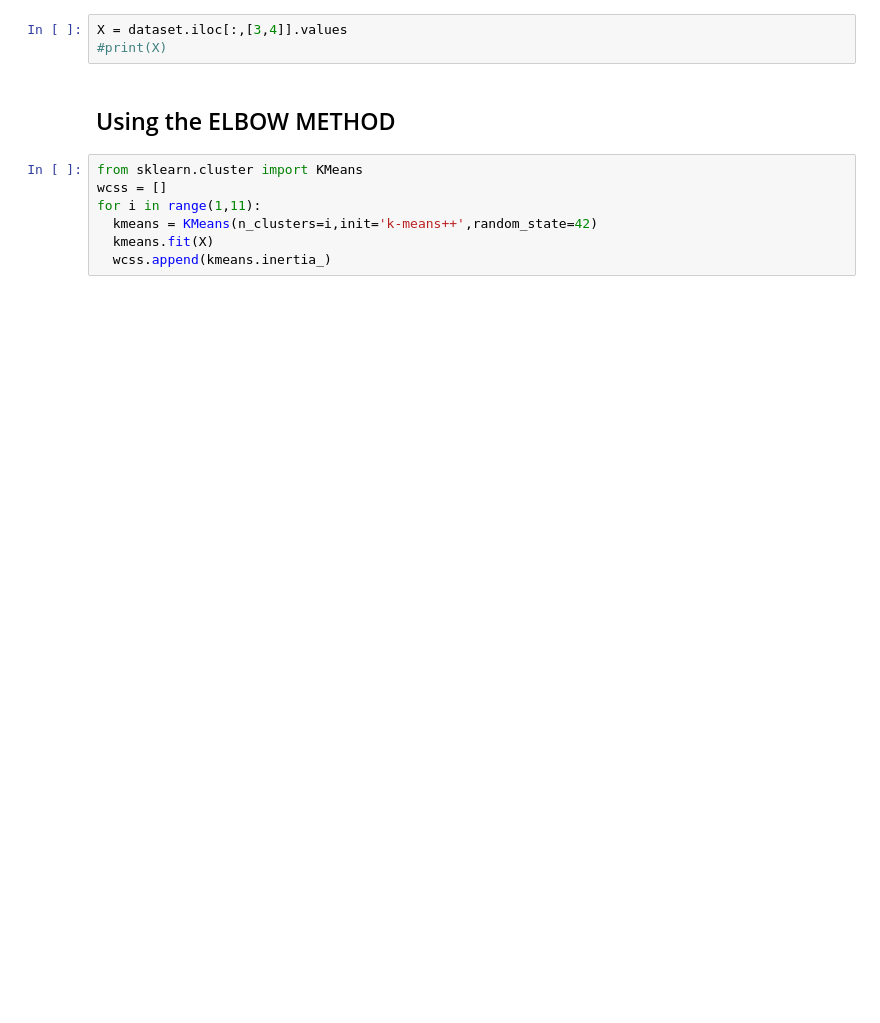
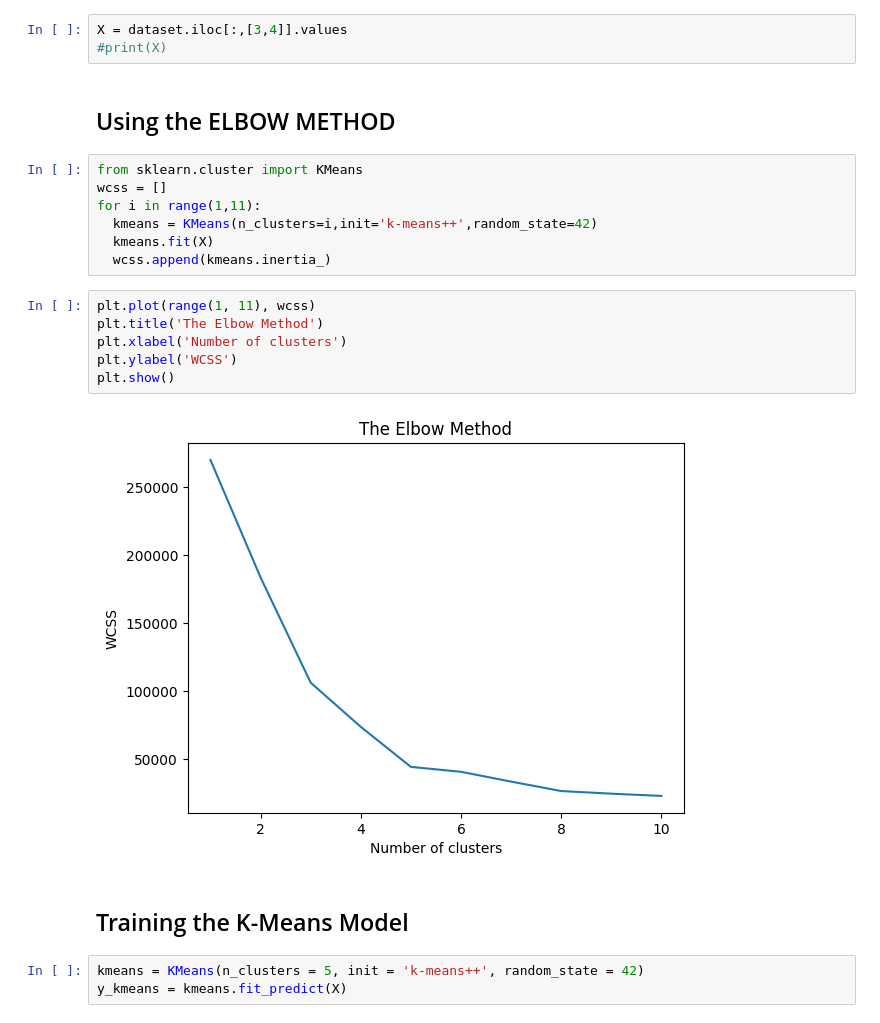
Before and after one commit to mostainRifat/ML-Colab, a Jupyter notebook: 26_K_means_Clustering.ipynb, the cells around one changed output. Cells and saved outputs as stored; diff of their text form; blank space fills up the shorter version.

```diff
--- a/26_K_means_Clustering.ipynb
+++ b/26_K_means_Clustering.ipynb
@@ -28,3 +26,16 @@ for i in range(1,11):
   kmeans = KMeans(n_clusters=i,init='k-means++',random_state=42)
   kmeans.fit(X)
   wcss.append(kmeans.inertia_)
+# %%
+plt.plot(range(1, 11), wcss)
+plt.title('The Elbow Method')
+plt.xlabel('Number of clusters')
+plt.ylabel('WCSS')
+plt.show()
+# %% [output]
+[figure, added]
+# %% [markdown]
+## Training the K-Means Model
+# %%
+kmeans = KMeans(n_clusters = 5, init = 'k-means++', random_state = 42)
+y_kmeans = kmeans.fit_predict(X)
```
Also changed, not shown: parts of 6 cells of this notebook.
